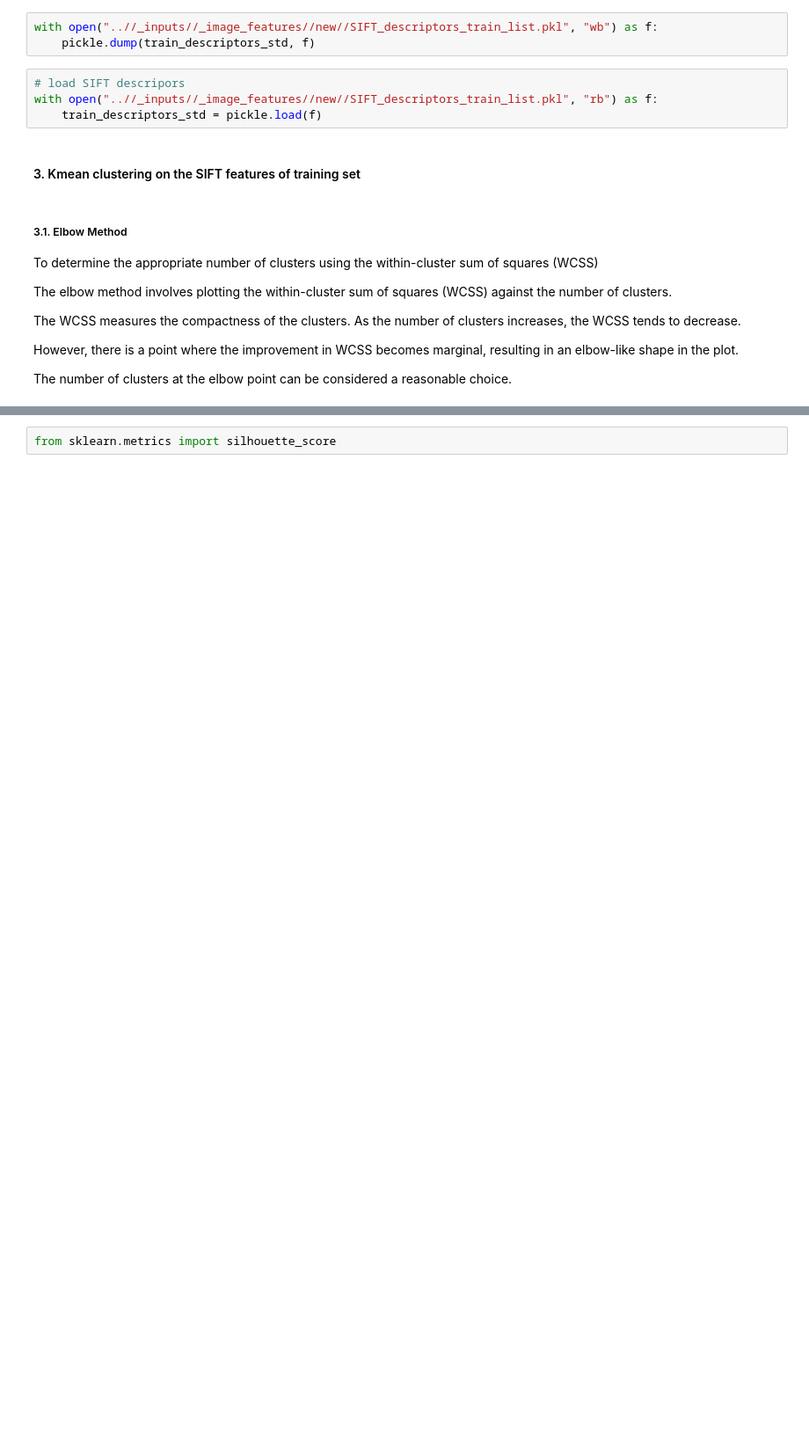
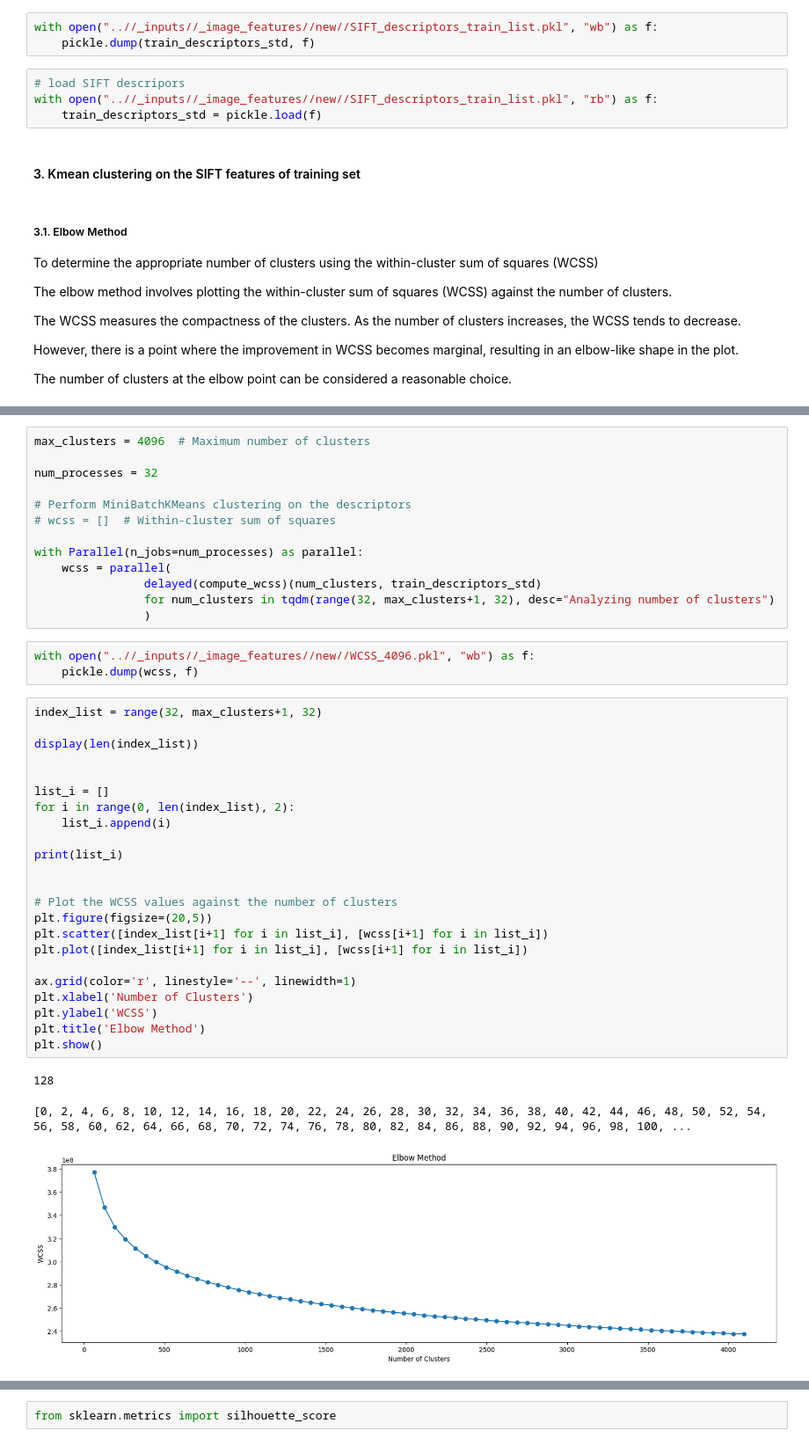
Before and after one commit to ledvic/_Plankton_Zooscan-Machine_Learning, a Jupyter notebook: _pyscripts/_extract_SIFT_kmeans_features_for_dataset.ipynb, the cells around one changed output, grey strips where cells are left out. Shown at 88% size. Saved outputs shown, nothing was run; the diff lists cells and outputs as text; blank space fills up the shorter version.

```diff
--- a/_pyscripts/_extract_SIFT_kmeans_features_for_dataset.ipynb
+++ b/_pyscripts/_extract_SIFT_kmeans_features_for_dataset.ipynb
@@ -426,0 +423,43 @@ plt.show()
+# %%
+max_clusters = 4096  # Maximum number of clusters
+
+num_processes = 32
+
+# Perform MiniBatchKMeans clustering on the descriptors
+# wcss = []  # Within-cluster sum of squares
+
+with Parallel(n_jobs=num_processes) as parallel:
+    wcss = parallel(
+                delayed(compute_wcss)(num_clusters, train_descriptors_std)
+                for num_clusters in tqdm(range(32, max_clusters+1, 32), desc="Analyzing number of clusters")
+                )
+# %%
+with open("..//_inputs//_image_features//new//WCSS_4096.pkl", "wb") as f:
+    pickle.dump(wcss, f)
+# %%
+index_list = range(32, max_clusters+1, 32)
+
+display(len(index_list))
+
+
+list_i = []
+for i in range(0, len(index_list), 2):
+    list_i.append(i)
+
+print(list_i)
+
+
+# Plot the WCSS values against the number of clusters
+plt.figure(figsize=(20,5))
+plt.scatter([index_list[i+1] for i in list_i], [wcss[i+1] for i in list_i])
+plt.plot([index_list[i+1] for i in list_i], [wcss[i+1] for i in list_i])
+
+ax.grid(color='r', linestyle='--', linewidth=1)
+plt.xlabel('Number of Clusters')
+plt.ylabel('WCSS')
+plt.title('Elbow Method')
+plt.show()
+# %% [output]
+128
+[0, 2, 4, 6, 8, 10, 12, 14, 16, 18, 20, 22, 24, 26, 28, 30, 32, 34, 36, 38, 40, 42, 44, 46, 48, 50, 52, 54, 56, 58, 60, 62, 64, 66, 68, 70, 72, 74, 76, 78, 80, 82, 84, 86, 88, 90, 92, 94, 96, 98, 100, ...
+[figure, added]
```
Also changed, not shown: parts of 63 cells of this notebook.
